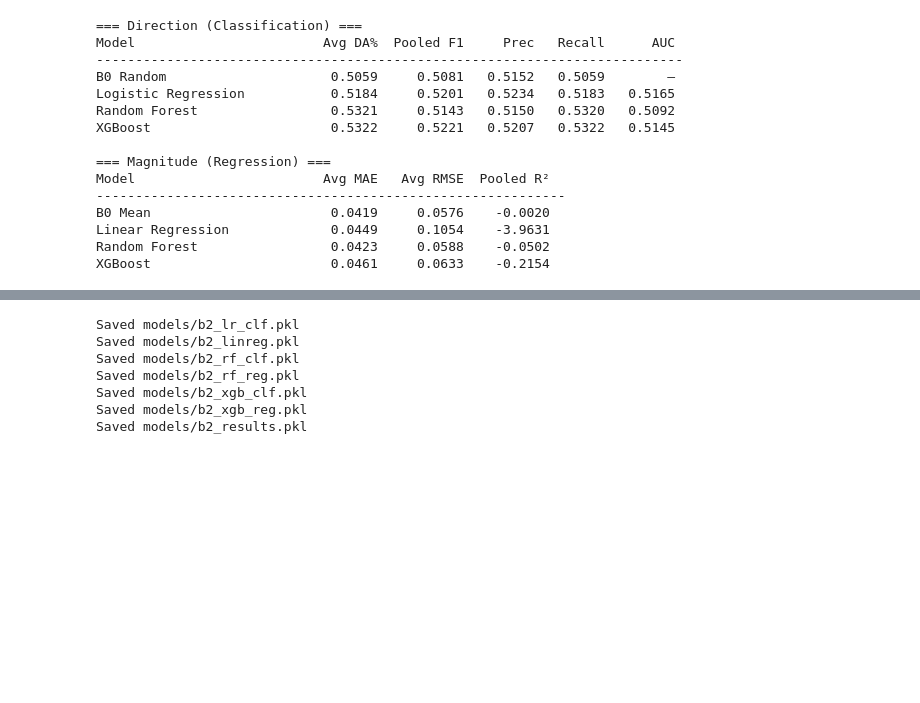
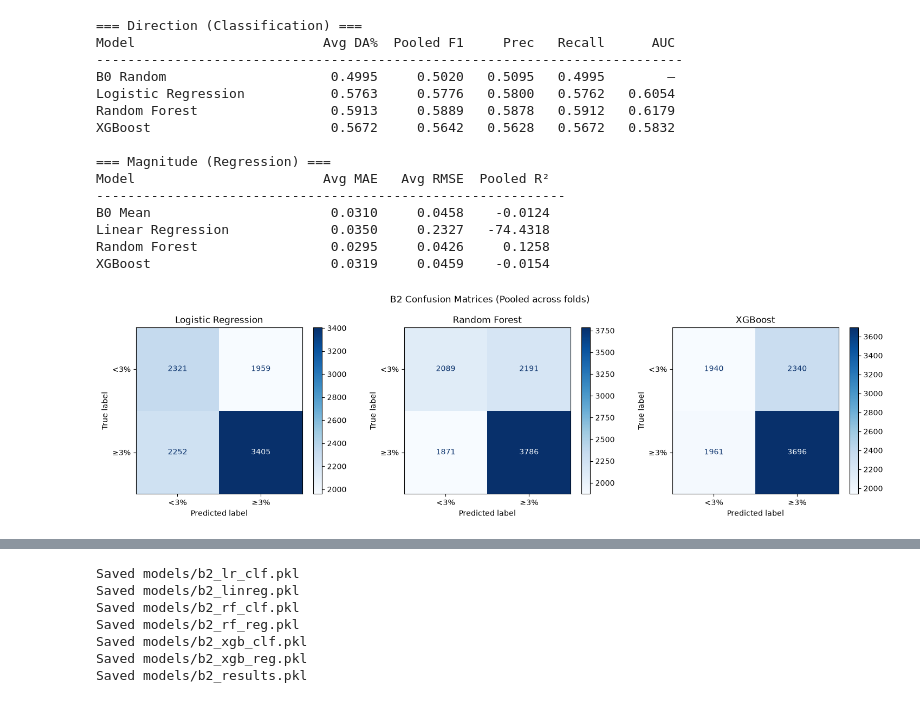
Before and after one commit to Richard-X46/Post-Earnings-Forecast, a Jupyter notebook: src/modeling/B2_Pipeline.ipynb, the cells around one changed output, grey strips where cells are left out. Saved outputs shown, nothing was run; the diff lists cells and outputs as text; code cells hidden in the pictures; blank space fills up the shorter version.

```diff
--- a/src/modeling/B2_Pipeline.ipynb
+++ b/src/modeling/B2_Pipeline.ipynb
@@ -314,15 +315,15 @@ xgb_clf = {"fold_acc": [], "preds": [], "probs": [], "true": []}
 xgb_clf_model = XGBClassifier(n_estimators=200, eval_metric="logloss", random_state=42)
 
 for f in folds_data:
-    xgb_clf_model.fit(f["X_train"], f["y_train_dir"])
+    xgb_clf_model.fit(f["X_train"], f["y_train_cls"])
     preds = xgb_clf_model.predict(f["X_test"])
     probs = xgb_clf_model.predict_proba(f["X_test"])[:, 1]
 
-    acc = accuracy_score(f["y_test_dir"], preds)
+    acc = accuracy_score(f["y_test_cls"], preds)
     xgb_clf["fold_acc"].append(acc)
     xgb_clf["preds"].extend(preds)
     xgb_clf["probs"].extend(probs)
-    xgb_clf["true"].extend(f["y_test_dir"])
+    xgb_clf["true"].extend(f["y_test_cls"])
 
     print(f"Fold {f['fold_num']} [{f['test_year']}]: DA={acc:.4f}")
 
@@ -376,14 +377,14 @@ print("-" * 75)
 
 for name, r in [("B0 Random", b0_clf), ("Logistic Regression", lr_clf),
                 ("Random Forest", rf_clf), ("XGBoost", xgb_clf)]:
-    true = np.array(r["true"])
+    true  = np.array(r["true"])
     preds = np.array(r["preds"])
     avg_acc = np.mean(r["fold_acc"])
-    f1 = f1_score(true, preds, average="weighted")
+    f1   = f1_score(true, preds, average="weighted")
     prec = precision_score(true, preds, average="weighted")
-    rec = recall_score(true, preds, average="weighted")
-    # fix this line in Cell 12
-    auc_str = f"{roc_auc_score(true, np.array(r['probs'])):>8.4f}" if r.get("probs") else f"{'—':>8}"
+    rec  = recall_score(true, preds, average="weighted")
+    auc_str = (f"{roc_auc_score(true, np.array(r['probs'])):>8.4f}"
+               if r.get("probs") else f"{'—':>8}")
     print(f"{name:<25} {avg_acc:>10.4f} {f1:>10.4f} {prec:>8.4f} {rec:>8.4f} {auc_str}")
 
 print(f"\n=== Magnitude (Regression) ===")
@@ -392,22 +393,49 @@ print("-" * 60)
 
 for name, r in [("B0 Mean", b0_reg), ("Linear Regression", linreg),
                 ("Random Forest", rf_reg), ("XGBoost", xgb_reg)]:
-    true = np.array(r["true"])
+    true  = np.array(r["true"])
     preds = np.array(r["preds"])
-    print(f"{name:<25} {np.mean(r['fold_mae']):>10.4f} {np.mean(r['fold_rmse']):>10.4f} {r2_score(true, preds):>10.4f}")
+    print(f"{name:<25} {np.mean(r['fold_mae']):>10.4f} "
+          f"{np.mean(r['fold_rmse']):>10.4f} {r2_score(true, preds):>10.4f}")
 # %% [output]
 === Direction (Classification) ===
 Model                        Avg DA%  Pooled F1     Prec   Recall      AUC
 ---------------------------------------------------------------------------
-B0 Random                     0.5059     0.5081   0.5152   0.5059        —
-Logistic Regression           0.5184     0.5201   0.5234   0.5183   0.5165
-Random Forest                 0.5321     0.5143   0.5150   0.5320   0.5092
-XGBoost                       0.5322     0.5221   0.5207   0.5322   0.5145
+B0 Random                     0.4995     0.5020   0.5095   0.4995        —
+Logistic Regression           0.5763     0.5776   0.5800   0.5762   0.6054
+Random Forest                 0.5913     0.5889   0.5878   0.5912   0.6179
+XGBoost                       0.5672     0.5642   0.5628   0.5672   0.5832
 
 === Magnitude (Regression) ===
 Model                        Avg MAE   Avg RMSE  Pooled R²
 ------------------------------------------------------------
-B0 Mean                       0.0419     0.0576    -0.0020
-Linear Regression             0.0449     0.1054    -3.9631
-Random Forest                 0.0423     0.0588    -0.0502
-XGBoost                       0.0461     0.0633    -0.2154
+B0 Mean                       0.0310     0.0458    -0.0124
+Linear Regression             0.0350     0.2327   -74.4318
+Random Forest                 0.0295     0.0426     0.1258
+XGBoost                       0.0319     0.0459    -0.0154
+# %%
+plt.rcParams['figure.facecolor'] = 'white'
+plt.rcParams['axes.facecolor']   = 'white'
+plt.rcParams['text.color']       = 'black'
+plt.rcParams['axes.labelcolor']  = 'black'
+plt.rcParams['xtick.color']      = 'black'
+plt.rcParams['ytick.color']      = 'black'
+plt.rcParams['axes.edgecolor']   = 'black'
+plt.rcParams['grid.color']       = 'gray'
+# %%
+fig, axes = plt.subplots(1, 3, figsize=(15, 4))
+
+for ax, (name, r) in zip(axes, [("Logistic Regression", lr_clf),
+                                  ("Random Forest",       rf_clf),
+                                  ("XGBoost",             xgb_clf)]):
+    ConfusionMatrixDisplay.from_predictions(
+        np.array(r["true"]), np.array(r["preds"]),
+        ax=ax, cmap="Blues", display_labels=["<3%", "≥3%"],
+    )
+    ax.set_title(name)
+
+plt.suptitle("B2 Confusion Matrices (Pooled across folds)", y=1.02)
+plt.tight_layout()
+plt.show()
+# %% [output]
+[figure, added]
```
Also changed, not shown: parts of 18 cells of this notebook, 4 other files.
